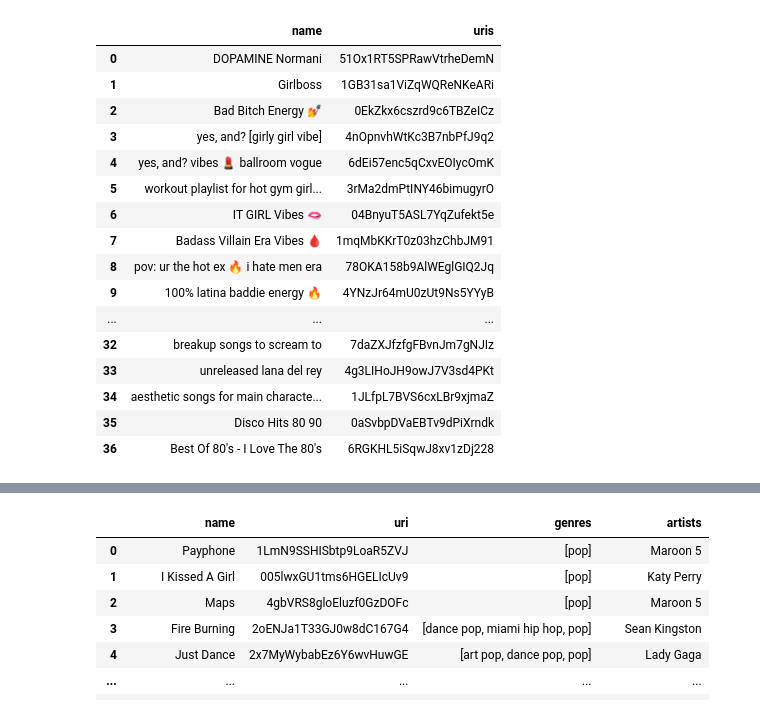
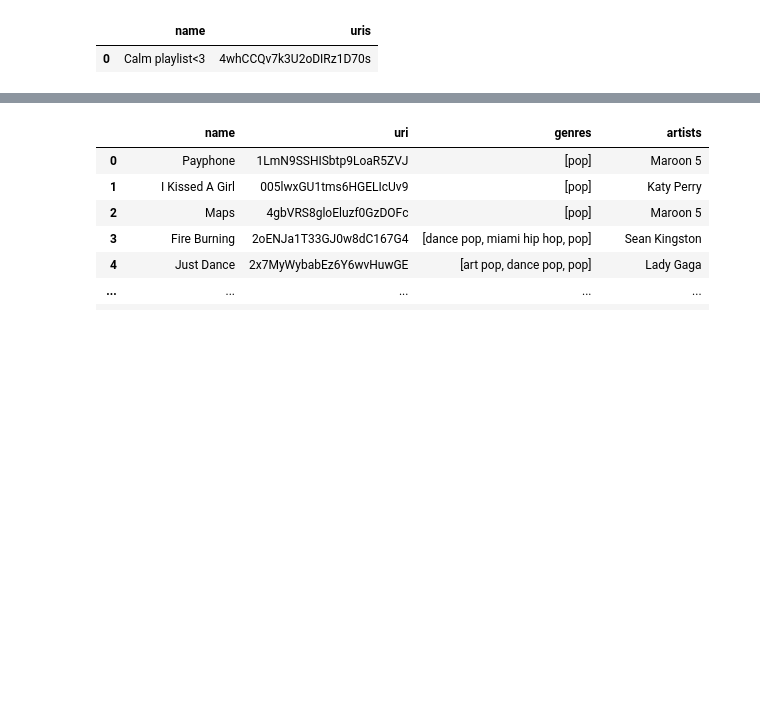
Before and after one commit to chriskontsis/AiTunes, a Jupyter notebook: Reccomender/SongRec.ipynb, the cells around one changed output, grey strips where cells are left out. Drawn from its saved outputs; the diff is of its cells as text; code cells hidden in the pictures; blank space fills up the shorter version.

```diff
--- a/Reccomender/SongRec.ipynb
+++ b/Reccomender/SongRec.ipynb
@@ -6,26 +6,11 @@ import numpy as np
 import spotipy
 # %%
 spotify_wrapper = SpotifyAPIWrapper.SpotifyAPIWrapper()
-user_playlist_df = spotify_wrapper.getUsersPlaylists('biels09')
+user_playlist_df = spotify_wrapper.getUsersPlaylists('70imn70i9npmqw9atv4yirx3a')
 user_playlist_df
 # %% [output]
 |  | name | uris |
-| 0 | DOPAMINE Normani | 51Ox1RT5SPRawVtrheDemN |
-| 1 | Girlboss | 1GB31sa1ViZqWQReNKeARi |
-| 2 | Bad Bitch Energy 💅 | 0EkZkx6cszrd9c6TBZeICz |
-| 3 | yes, and? [girly girl vibe] | 4nOpnvhWtKc3B7nbPfJ9q2 |
-| 4 | yes, and? vibes 💄 ballroom vogue | 6dEi57enc5qCxvEOIycOmK |
-| 5 | workout playlist for hot gym girl... | 3rMa2dmPtINY46bimugyrO |
-| 6 | IT GIRL Vibes 🫦 | 04BnyuT5ASL7YqZufekt5e |
-| 7 | Badass Villain Era Vibes 🩸 | 1mqMbKKrT0z03hzChbJM91 |
-| 8 | pov: ur the hot ex 🔥 i hate men era | 78OKA158b9AlWEglGIQ2Jq |
-| 9 | 100% latina baddie energy 🔥 | 4YNzJr64mU0zUt9Ns5YYyB |
-| ... | ... | ... |
-| 32 | breakup songs to scream to | 7daZXJfzfgFBvnJm7gNJIz |
-| 33 | unreleased lana del rey | 4g3LIHoJH9owJ7V3sd4PKt |
-| 34 | aesthetic songs for main characte... | 1JLfpL7BVS6cxLBr9xjmaZ |
-| 35 | Disco Hits 80 90 | 0aSvbpDVaEBTv9dPiXrndk |
-| 36 | Best Of 80's - I Love The 80's | 6RGKHL5iSqwJ8xv1zDj228 |
+| 0 | Calm playlist<3 | 4whCCQv7k3U2oDIRz1D70s |
 # %%
 #0Vjhah37el0Aq5yoRaujBz
 energetic_df = spotify_wrapper.getSongsFromPlaylist('0Vjhah37el0Aq5yoRaujBz', 'Jeffry Harrison')
```
Also changed, not shown: parts of 12 cells of this notebook, 1 other file.
